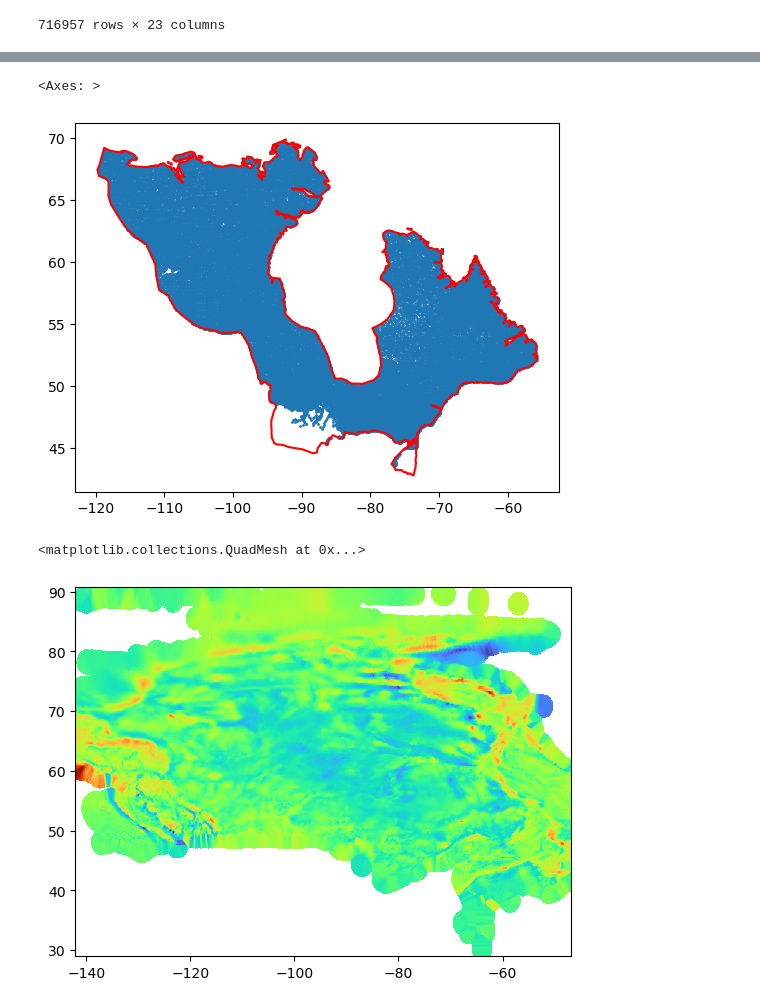
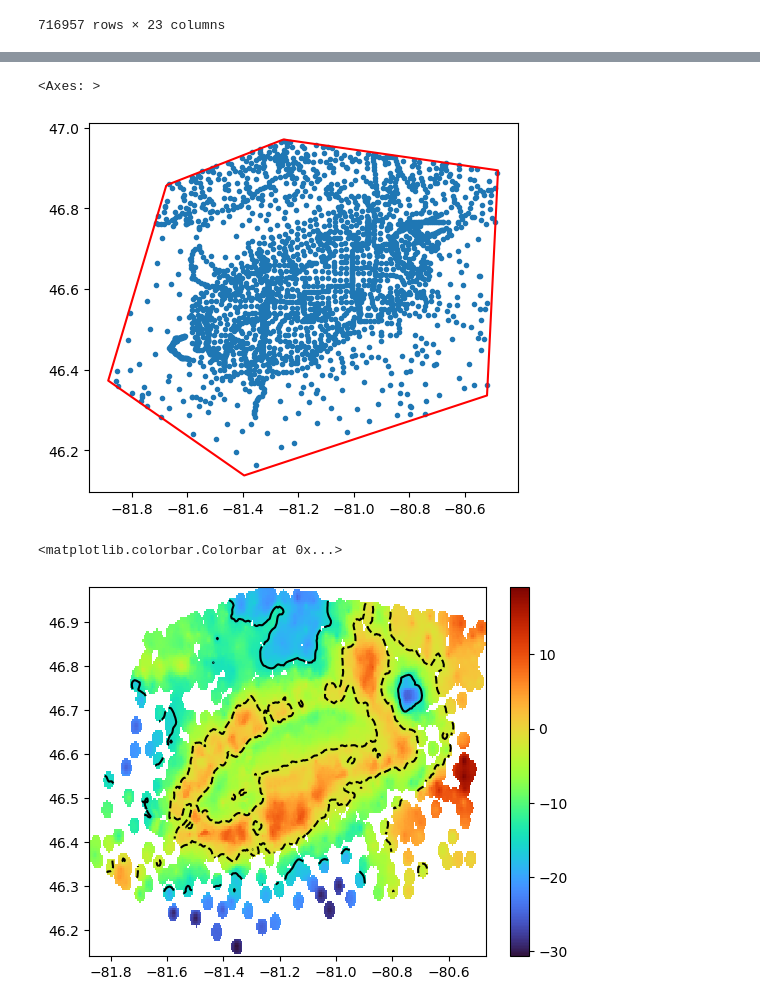
Before and after one commit to ginabilic/geol_4330_canada_wide_gravity, a Jupyter notebook: notebooks/load_gravity_data.ipynb, the cells around one changed output, grey strips where cells are left out. Cells and saved outputs as stored; diff of their text form; code cells hidden in the pictures.

```diff
--- a/notebooks/load_gravity_data.ipynb
+++ b/notebooks/load_gravity_data.ipynb
@@ -77,7 +80,7 @@ number_of_points / 1e5
 # %% [markdown]
 ## Read `geojson` file containing the boundary of Canadian shield
 # %%
-gdf = gpd.read_file("../data/canadian-shield_1266.geojson")
+gdf = gpd.read_file("../data/gina_shape.shp")
 # %%
 #plot Canadian shield as polygon
 gdf.plot()
@@ -201,3 +220,5 @@ gdf_points = gpd.GeoDataFrame(data={}, geometry=points)
 # gdf_points.head(3)
 # %%
 gdf_points_clipped = gdf_points.clip(gdf)
+# %%
+inds_within_polygon = np.array(list(gdf_points_clipped.index))
@@ -204,10 +227,11 @@ gdf_points_clipped = gdf_points.clip(gdf)
 # %%
 fig, ax = plt.subplots(1,1)
-gdf_points_clipped.plot(markersize=1, ax=ax)
+# gdf_points_clipped.plot(markersize=1, ax=ax)
+ax.plot(xy[inds_within_polygon,0], xy[inds_within_polygon,1], '.')
 gdf.boundary.plot(ax=ax, color='r')
 # %% [output]
 <Axes: >
-[figure, old version]
+[figure, new version]
 # %%
 from scipy.spatial import cKDTree as KDTree
 from verde import distance_mask
@@ -286,10 +312,12 @@ crs = int(4326)
 nx = len(x)
 ny = len(y)
 # %%
-plt.pcolormesh(x, y, values_idw, cmap='turbo')
+out = plt.pcolormesh(x, y, values_idw, cmap='turbo')
+plt.contour(x, y, values_idw, levels=[-15, -2], colors='k', linestyles=['-', '--'])
+plt.colorbar(out)
 # %% [output]
-<matplotlib.collections.QuadMesh at 0x...>
+<matplotlib.colorbar.Colorbar at 0x...>
-[figure, old version]
+[figure, new version]
 # %%
 # !pip install emrecharge
 from emrecharge.gis import export_to_tif
```
Also changed, not shown: parts of 8 cells of this notebook.
